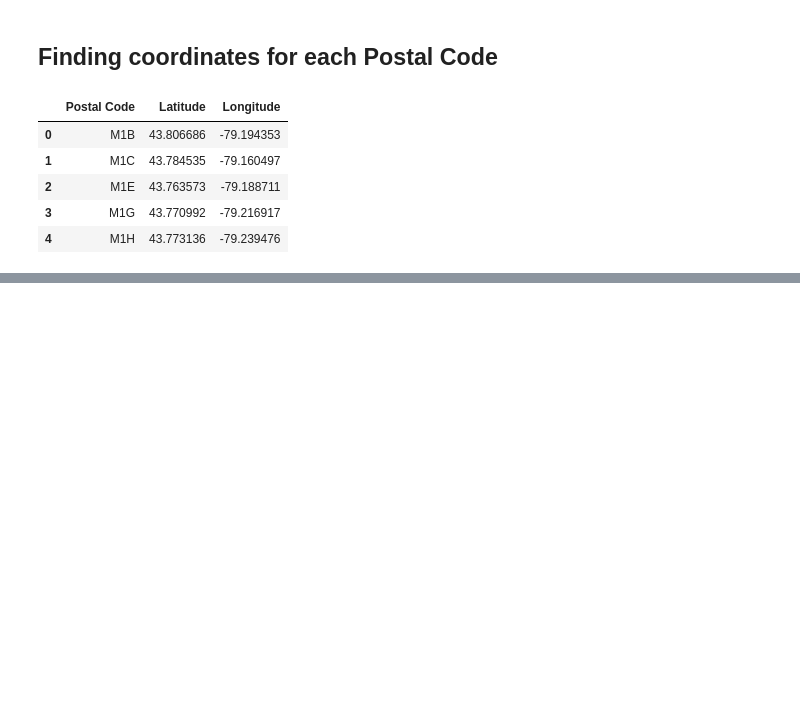
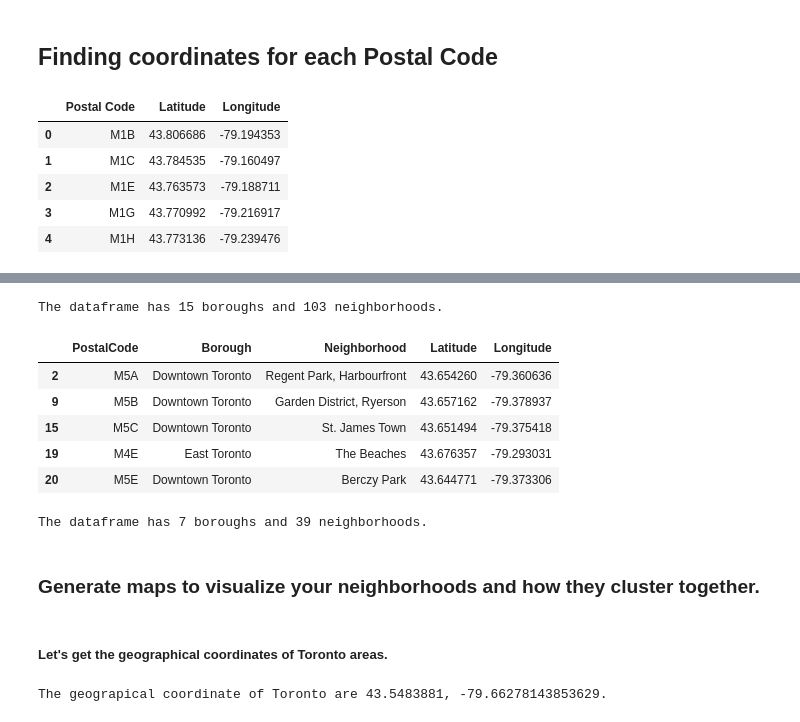
Before and after one commit to ProProsis/Coursera_Capstone, a Jupyter notebook: C10_Week_3_Assignment.ipynb, the cells around one changed output, grey strips where cells are left out. Saved outputs shown, nothing was run; the diff lists cells and outputs as text; code cells hidden in the pictures; blank space fills up the shorter version.

```diff
--- a/C10_Week_3_Assignment.ipynb
+++ b/C10_Week_3_Assignment.ipynb
@@ -110,0 +167,40 @@ df
+# %%
+print('The dataframe has {} boroughs and {} neighborhoods.'.format(
+        len(df['Borough'].unique()),
+        df.shape[0]
+    )
+)
+# %% [output]
+The dataframe has 15 boroughs and 103 neighborhoods.
+# %%
+Toronto_df= df.loc[df['Borough'].str.contains("Toronto", case=False)]
+Toronto_df.head()
+# %% [output]
+|  | PostalCode | Borough | Neighborhood | Latitude | Longitude |
+| 2 | M5A | Downtown Toronto | Regent Park, Harbourfront | 43.654260 | -79.360636 |
+| 9 | M5B | Downtown Toronto | Garden District, Ryerson | 43.657162 | -79.378937 |
+| 15 | M5C | Downtown Toronto | St. James Town | 43.651494 | -79.375418 |
+| 19 | M4E | East Toronto | The Beaches | 43.676357 | -79.293031 |
+| 20 | M5E | Downtown Toronto | Berczy Park | 43.644771 | -79.373306 |
+# %%
+print('The dataframe has {} boroughs and {} neighborhoods.'.format(
+        len(Toronto_df['Borough'].unique()),
+        Toronto_df.shape[0]
+    )
+)
+# %% [output]
+The dataframe has 7 boroughs and 39 neighborhoods.
+# %% [markdown]
+### Generate maps to visualize your neighborhoods and how they cluster together.
+# %% [markdown]
+##### Let's get the geographical coordinates of Toronto areas.
+# %%
+address = 'Toronto, Ont'
+
+geolocator = Nominatim(user_agent="ny_explorer")
+location = geolocator.geocode(address)
+latitude = location.latitude
+longitude = location.longitude
+print('The geograpical coordinate of Toronto are {}, {}.'.format(latitude, longitude))
+# %% [output]
+The geograpical coordinate of Toronto are 43.5483881, -79.66278143853629.
```
Also changed, not shown: parts of 6 cells of this notebook.
